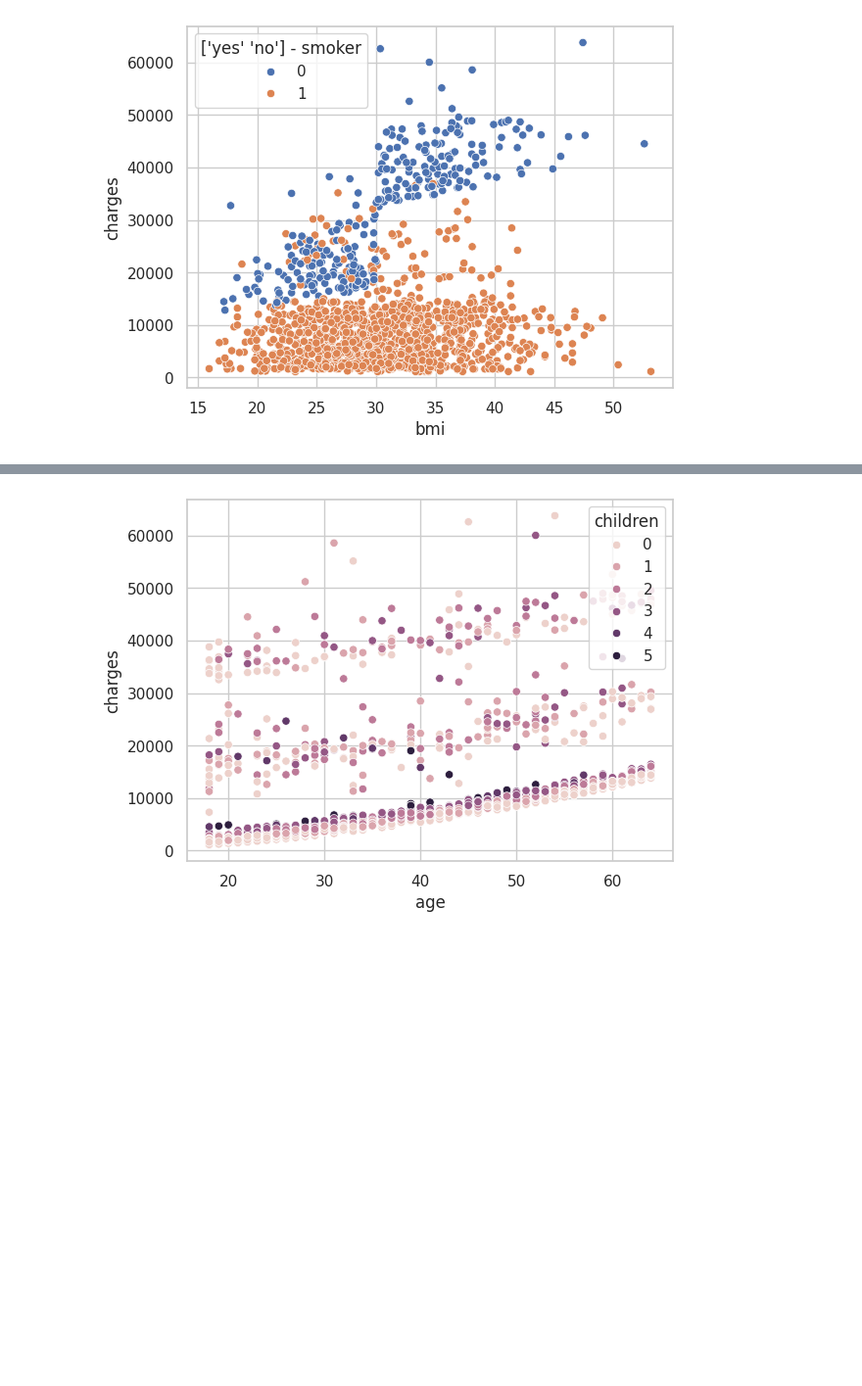
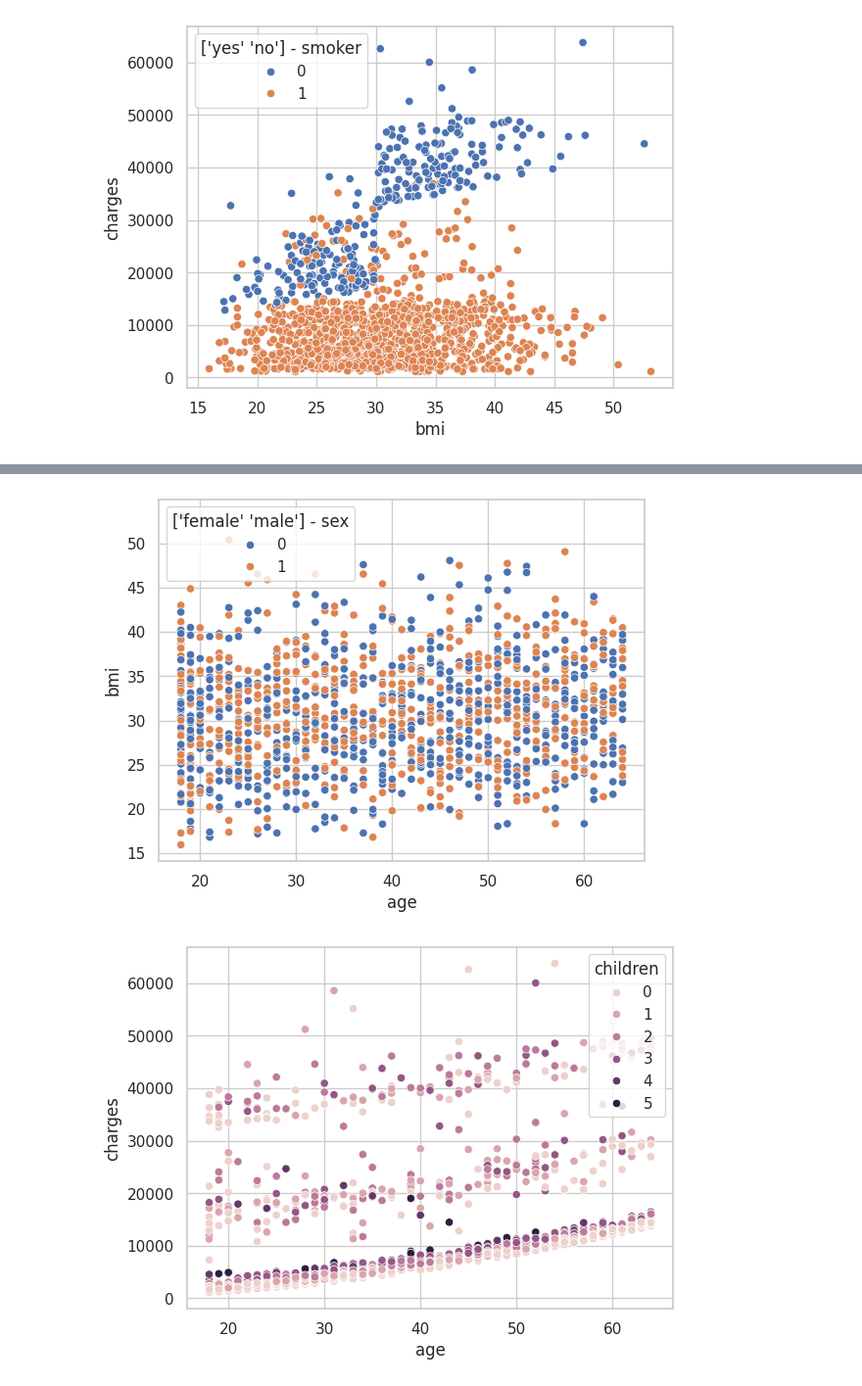
Before and after one commit to 4GeeksAcademy/EDA_3, a Jupyter notebook: src/3.EDA.ipynb, the cells around one changed output, grey strips where cells are left out. Shown at 98% size. Saved outputs shown, nothing was run; the diff lists cells and outputs as text; code cells hidden in the pictures; blank space fills up the shorter version.

```diff
--- a/src/3.EDA.ipynb
+++ b/src/3.EDA.ipynb
@@ -154,3 +163,11 @@ plt.show()
+# %%
+tag_sex = tag_list[0]
+tag_content2 = tag_sex.values
+sns.scatterplot(data = df, x = "age", y ="bmi", hue = "sex")
+plt.legend(title=f"{tag_content2} - {df['sex'].name}")
+plt.show()
+# %% [output]
+[figure, added]
 # %%
 
 sns.scatterplot(data = df, x = "age", y = "charges", hue = "children")
```
Also changed, not shown: parts of 24 cells of this notebook, 17 other files.
